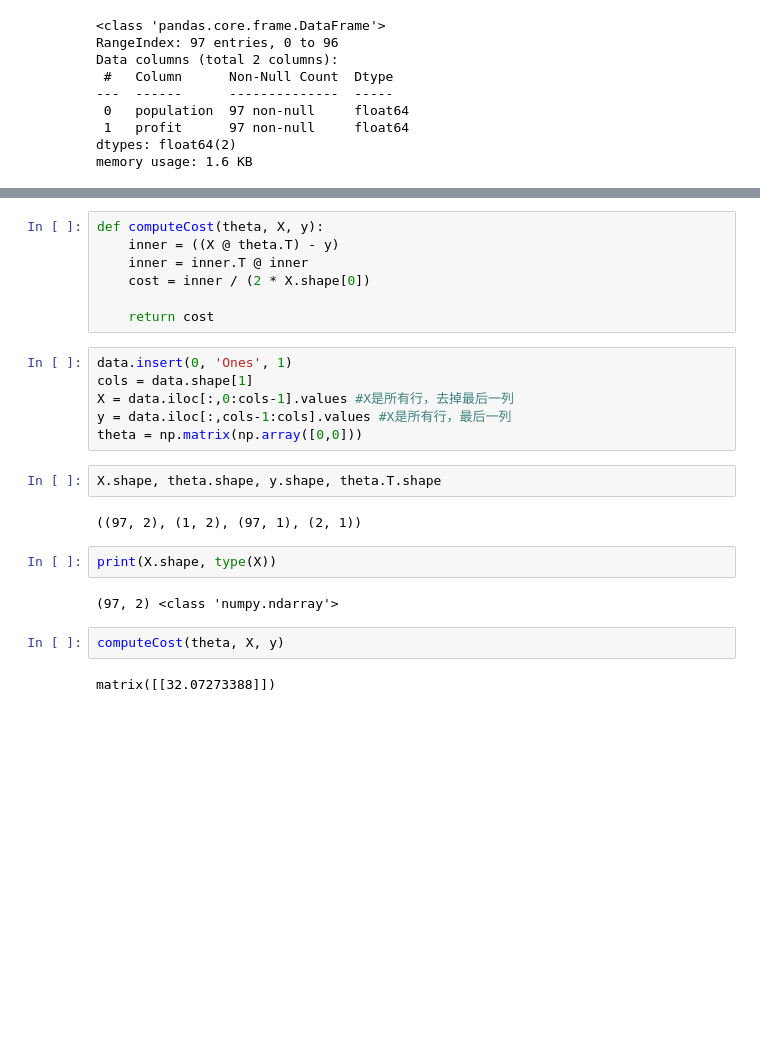
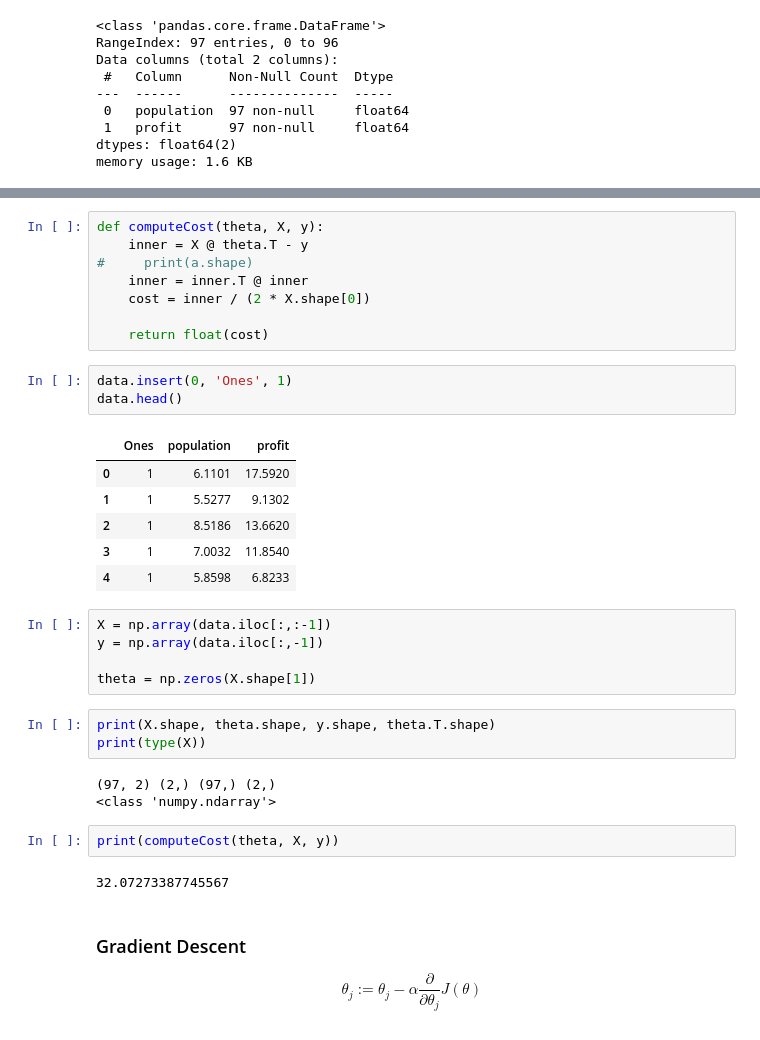
Before and after one commit to MiyamaRemi/Machine-Learning-ex, a Jupyter notebook: ex1/ex1.ipynb, the cells around one changed output, grey strips where cells are left out. Saved outputs shown, nothing was run; the diff lists cells and outputs as text; blank space fills up the shorter version.

Commit message:
gradient descent

```diff
--- a/ex1/ex1.ipynb
+++ b/ex1/ex1.ipynb
@@ -35,25 +38,36 @@ memory usage: 1.6 KB
 # %%
 def computeCost(theta, X, y):
-    inner = ((X @ theta.T) - y)
+    inner = X @ theta.T - y
+#     print(a.shape)
     inner = inner.T @ inner
     cost = inner / (2 * X.shape[0])
 
-    return cost
+    return float(cost)
-# %%
-data.insert(0, 'Ones', 1)
-cols = data.shape[1]
-X = data.iloc[:,0:cols-1].values #X是所有行，去掉最后一列
-y = data.iloc[:,cols-1:cols].values #X是所有行，最后一列
-theta = np.matrix(np.array([0,0]))
+# %%
+data.insert(0, 'Ones', 1)
+data.head()
+# %% [output]
+|  | Ones | population | profit |
+| 0 | 1 | 6.1101 | 17.5920 |
+| 1 | 1 | 5.5277 | 9.1302 |
+| 2 | 1 | 8.5186 | 13.6620 |
+| 3 | 1 | 7.0032 | 11.8540 |
+| 4 | 1 | 5.8598 | 6.8233 |
+# %%
+X = np.array(data.iloc[:,:-1])
+y = np.array(data.iloc[:,-1])
+
+theta = np.zeros(X.shape[1])
 # %%
-X.shape, theta.shape, y.shape, theta.T.shape
+print(X.shape, theta.shape, y.shape, theta.T.shape)
+print(type(X))
 # %% [output]
-((97, 2), (1, 2), (97, 1), (2, 1))
+(97, 2) (2,) (97,) (2,)
+<class 'numpy.ndarray'>
-# %%
-print(X.shape, type(X))
-# %% [output]
-(97, 2) <class 'numpy.ndarray'>
 # %%
-computeCost(theta, X, y)
+print(computeCost(theta, X, y))
 # %% [output]
-matrix([[32.07273388]])
+32.07273387745567
+# %% [markdown]
+### Gradient Descent
+$${{\theta }_{j}}:={{\theta }_{j}}-\alpha \frac{\partial }{\partial {{\theta }_{j}}}J\left( \theta  \right)$$
```
Also changed, not shown: parts of 8 cells of this notebook.
